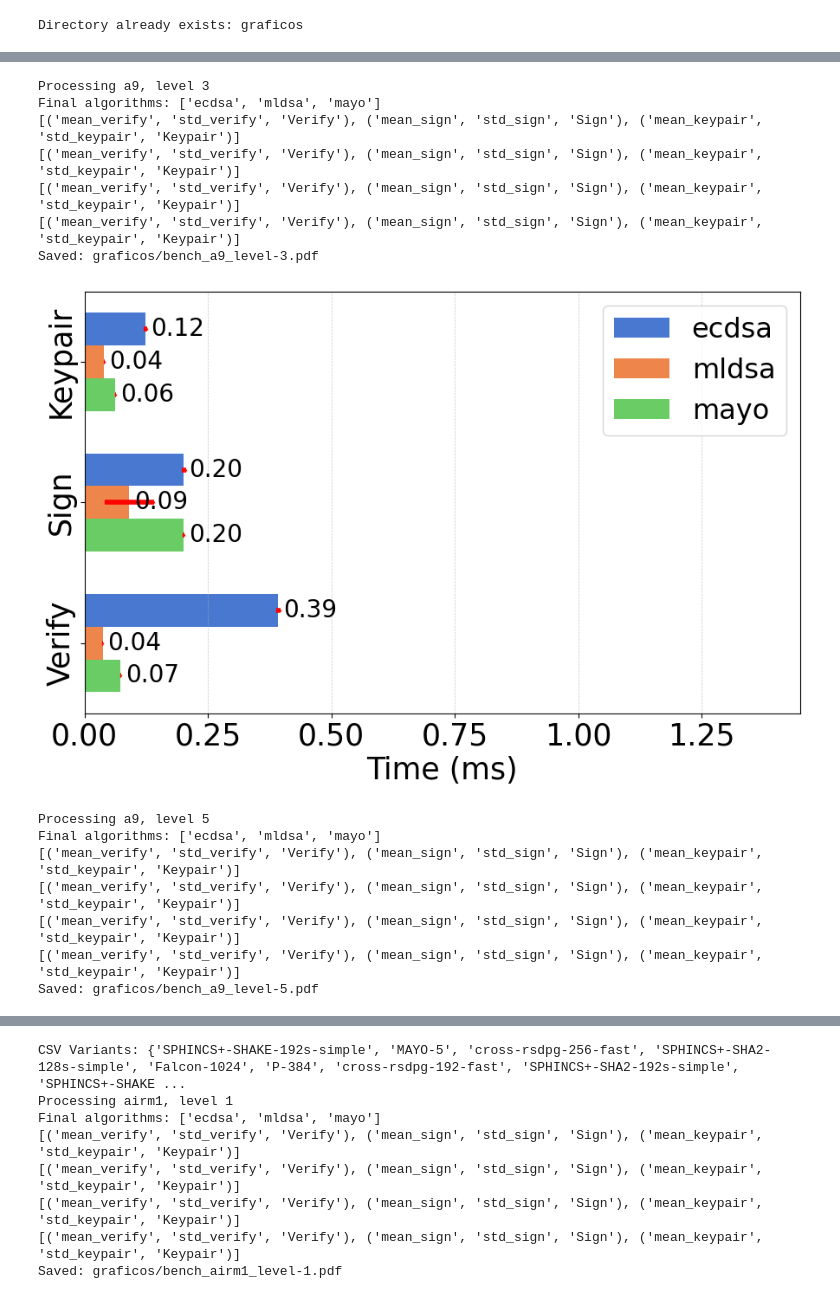
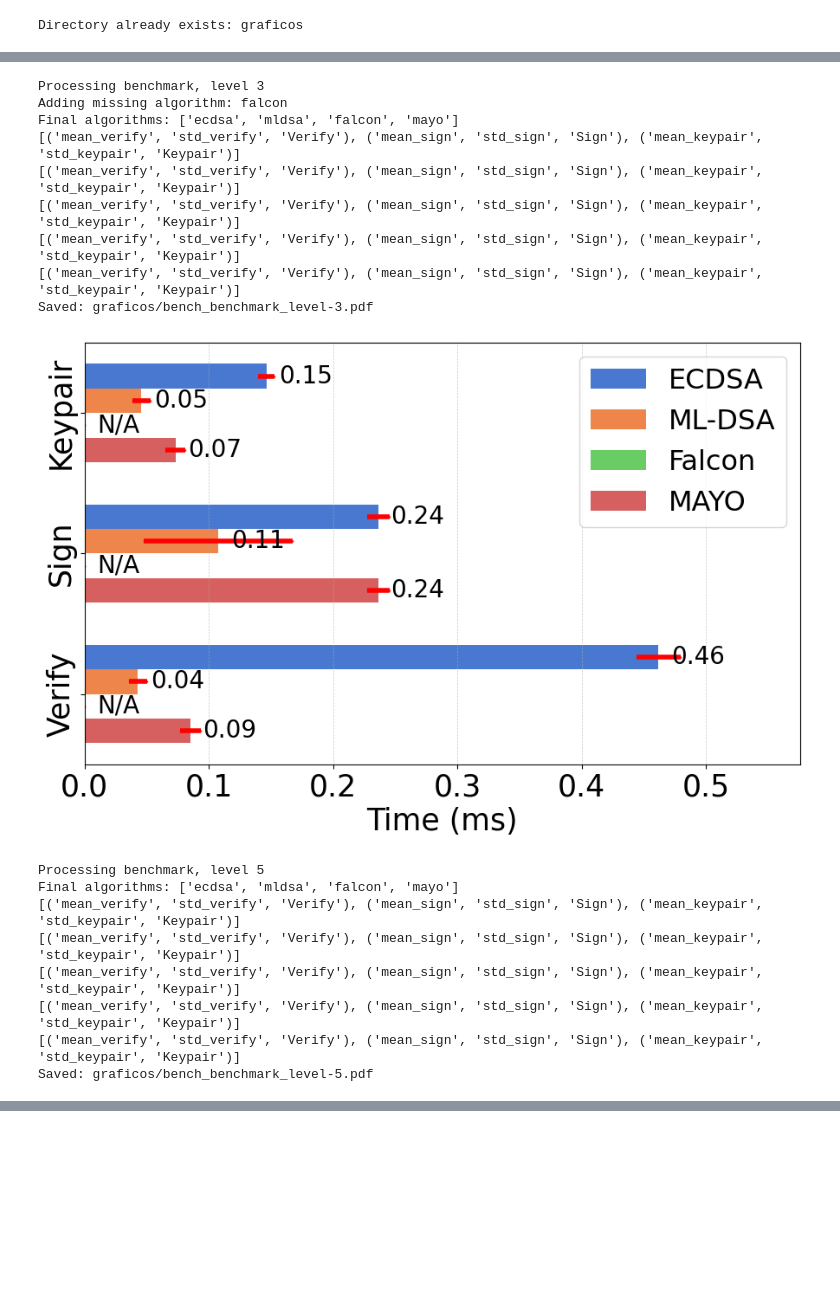
Before and after one commit to conseg/PQCinBlock, a Jupyter notebook: specificChartGenerators/plots_trustcom.ipynb, the cells around one changed output, grey strips where cells are left out. Cells and saved outputs as stored; diff of their text form; code cells hidden in the pictures; blank space fills up the shorter version.

Commit message:
updating plot creation

```diff
--- a/specificChartGenerators/plots_trustcom.ipynb
+++ b/specificChartGenerators/plots_trustcom.ipynb
@@ -159,6 +156,6 @@ def load_results(input_dir,  index_col="variant"):
             results[subdir] = data
     return results
 
-results = load_results("results-paper")
+results = load_results("../Inputs/CBlockchain/desktop-mid-end")
 print(results)  # Print the keys to verify loading
 # %% [output]
@@ -261,6 +279,8 @@ def plot_horizontal_multiple_inverted(
         ax = axes[idx]
         palette = sns.color_palette("muted", n_colors=len(algorithms) + pallet_start)
 
+        max_x_value = 0
+
         # Para cada algoritmo
         for algo_idx, algorithm in enumerate(algorithms):
             color = palette[algo_idx + pallet_start]
@@ -278,16 +298,21 @@ def plot_horizontal_multiple_inverted(
 
             for i, (val_col, err_col, label) in enumerate(columns):
                 if len(algo_data) > 0:
-                    values.append(algo_data[val_col].iloc[0])
-                    errors.append(algo_data[err_col].iloc[0])
+                    val = algo_data[val_col].iloc[0]
+                    err = algo_data[err_col].iloc[0] if err_col in algo_data else 0
+                    values.append(val)
+                    errors.append(err)
                     operation_labels.append(label)
+
+                    if val + err > max_x_value:
+                        max_x_value = val + err
 
             bars = ax.barh(
                 y + ((n_algorithms - 1 - algo_idx) - (n_algorithms - 1) / 2) * width_bar,
                 values,
                 height=width_bar,
                 xerr=errors if show_errors else None,
-                label=algorithm,  # Use algorithm name as label
+                label=algorithm_to_label(algorithm),  # Use algorithm name as label
                 color=color,
                 error_kw={"capsize": 1, "ecolor": "red", "elinewidth": 4}
             )
@@ -296,11 +321,11 @@ def plot_horizontal_multiple_inverted(
                 for bar, value in zip(bars, values):
                     if value == 0:
                         ax.text(
-                            0.1,
+                            values_offset,
                             bar.get_y() + bar.get_height() / 2,
                             f"N/A",
                             va="center",
-                            ha="right",
+                            ha="left",
                             fontsize=fontsize-5,
                             color="black",
                         )
@@ -330,8 +355,12 @@ def plot_horizontal_multiple_inverted(
         ax.set_xscale(xscale)
         if xscale == "log" and xticks is not None:
             ax.set_xticks(xticks)
-        if xscale == "linear" and xlim:
-            ax.set_xlim(*xlim)
+        if xscale == "linear":
+            if xlim is not None and xlim[1] is not None:
+                ax.set_xlim(*xlim)
+            else:
+                # If it doesn't receive a xlim, add 15% extra space on the right to fit the text.
+                ax.set_xlim(0, max_x_value * 1.20)
 
         if len(y) > 0:
             ax.set_ylim(y[0] - 0.5, y[-1] + 0.5)
@@ -362,6 +391,7 @@ columns = [
 
 sign = """ecdsa
     mldsa
+    falcon
    mayo
     """
 sign_list = [s.strip() for s in sign.split()]
@@ -375,7 +405,7 @@ for algorithm in filtered_algorithms.values():
 print("Combined mechanisms:", combined_mechanisms)
 
 # Using the inverted function:
-for m in ["a9", "airm1", "airm2", "laptop-windows-wsl", "xps-9320", "deeppurple"]:
+for m in ["benchmark"]:
     df_ethereum = results[m]["time-evaluation-mean-std"]
     variants_by_level = get_variants_by_level(df_ethereum, combined_mechanisms)
 
@@ -424,7 +454,7 @@ for m in ["a9", "airm1", "airm2", "laptop-windows-wsl", "xps-9320", "deeppurple"
             error_offset=0,
             xscale="linear",
             xlabel="Time (ms)",
-            xlim=(0, xlims[level]),
+            # xlim=(0, xlims[level]),
             yticklabels="operation",
             figsize=(9, 6),
             width=0.7,
@@ -452,15 +483,18 @@ Saved: graficos/bench_a9_level-1.pdf
-Processing a9, level 3
-Final algorithms: ['ecdsa', 'mldsa', 'mayo']
+Processing benchmark, level 3
+Adding missing algorithm: falcon
+Final algorithms: ['ecdsa', 'mldsa', 'falcon', 'mayo']
 [('mean_verify', 'std_verify', 'Verify'), ('mean_sign', 'std_sign', 'Sign'), ('mean_keypair', 'std_keypair', 'Keypair')]
 [('mean_verify', 'std_verify', 'Verify'), ('mean_sign', 'std_sign', 'Sign'), ('mean_keypair', 'std_keypair', 'Keypair')]
 [('mean_verify', 'std_verify', 'Verify'), ('mean_sign', 'std_sign', 'Sign'), ('mean_keypair', 'std_keypair', 'Keypair')]
 [('mean_verify', 'std_verify', 'Verify'), ('mean_sign', 'std_sign', 'Sign'), ('mean_keypair', 'std_keypair', 'Keypair')]
-Saved: graficos/bench_a9_level-3.pdf
+[('mean_verify', 'std_verify', 'Verify'), ('mean_sign', 'std_sign', 'Sign'), ('mean_keypair', 'std_keypair', 'Keypair')]
+Saved: graficos/bench_benchmark_level-3.pdf
-[figure, old version]
+[figure, new version]
-Processing a9, level 5
-Final algorithms: ['ecdsa', 'mldsa', 'mayo']
+Processing benchmark, level 5
+Final algorithms: ['ecdsa', 'mldsa', 'falcon', 'mayo']
 [('mean_verify', 'std_verify', 'Verify'), ('mean_sign', 'std_sign', 'Sign'), ('mean_keypair', 'std_keypair', 'Keypair')]
 [('mean_verify', 'std_verify', 'Verify'), ('mean_sign', 'std_sign', 'Sign'), ('mean_keypair', 'std_keypair', 'Keypair')]
 [('mean_verify', 'std_verify', 'Verify'), ('mean_sign', 'std_sign', 'Sign'), ('mean_keypair', 'std_keypair', 'Keypair')]
 [('mean_verify', 'std_verify', 'Verify'), ('mean_sign', 'std_sign', 'Sign'), ('mean_keypair', 'std_keypair', 'Keypair')]
-Saved: graficos/bench_a9_level-5.pdf
+[('mean_verify', 'std_verify', 'Verify'), ('mean_sign', 'std_sign', 'Sign'), ('mean_keypair', 'std_keypair', 'Keypair')]
+Saved: graficos/bench_benchmark_level-5.pdf
@@ -468,8 +501,0 @@ Saved: graficos/bench_a9_level-5.pdf
-CSV Variants: {'SPHINCS+-SHAKE-192s-simple', 'MAYO-5', 'cross-rsdpg-256-fast', 'SPHINCS+-SHA2-128s-simple', 'Falcon-1024', 'P-384', 'cross-rsdpg-192-fast', 'SPHINCS+-SHA2-192s-simple', 'SPHINCS+-SHAKE ...
-Processing airm1, level 1
-Final algorithms: ['ecdsa', 'mldsa', 'mayo']
-[('mean_verify', 'std_verify', 'Verify'), ('mean_sign', 'std_sign', 'Sign'), ('mean_keypair', 'std_keypair', 'Keypair')]
-[('mean_verify', 'std_verify', 'Verify'), ('mean_sign', 'std_sign', 'Sign'), ('mean_keypair', 'std_keypair', 'Keypair')]
-[('mean_verify', 'std_verify', 'Verify'), ('mean_sign', 'std_sign', 'Sign'), ('mean_keypair', 'std_keypair', 'Keypair')]
-[('mean_verify', 'std_verify', 'Verify'), ('mean_sign', 'std_sign', 'Sign'), ('mean_keypair', 'std_keypair', 'Keypair')]
-Saved: graficos/bench_airm1_level-1.pdf
```
Also changed, not shown: parts of 5 cells of this notebook.
